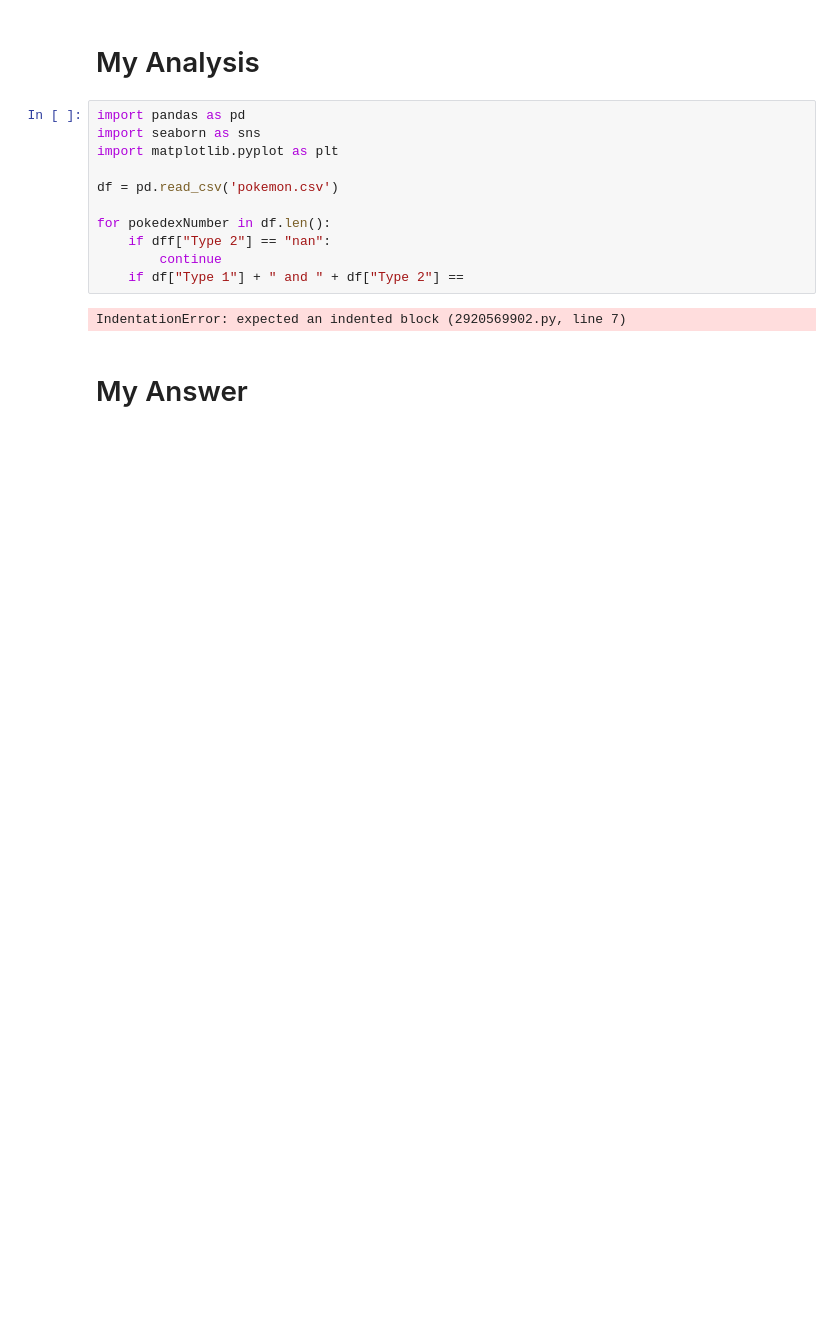
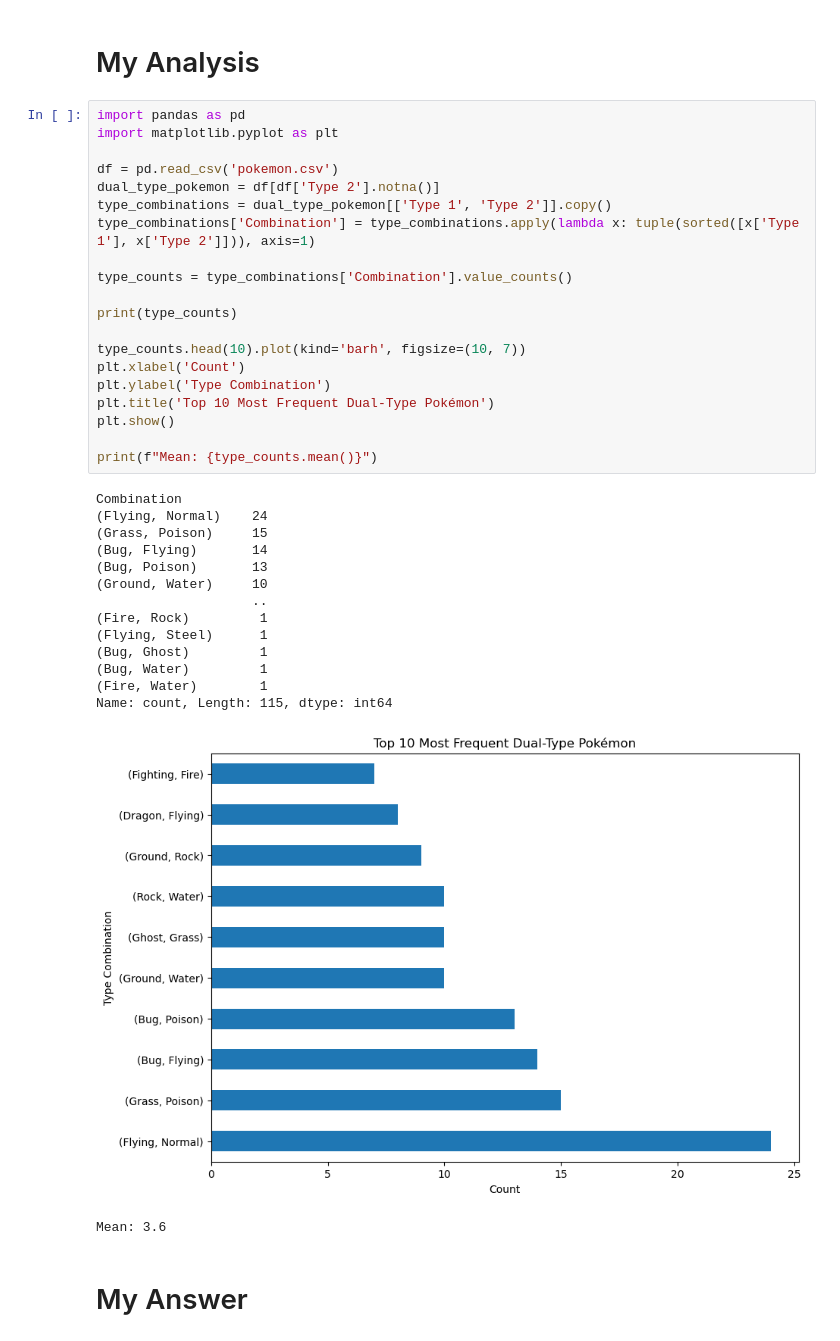
Before and after one commit to FlipBrooke/AI, a Jupyter notebook: Semester 1/Final Project/Unit+1+-+Final+Project+Template.ipynb, the cells around one changed output. Saved outputs shown, nothing was run; the diff lists cells and outputs as text; blank space fills up the shorter version.

```diff
--- a/Semester 1/Final Project/Unit+1+-+Final+Project+Template.ipynb
+++ b/Semester 1/Final Project/Unit+1+-+Final+Project+Template.ipynb
@@ -14,17 +14,40 @@ Pick one of the following data sets to analyze for your final project.
 # My Analysis
 # %%
 import pandas as pd
-import seaborn as sns
 import matplotlib.pyplot as plt
 
 df = pd.read_csv('pokemon.csv')
+dual_type_pokemon = df[df['Type 2'].notna()]
+type_combinations = dual_type_pokemon[['Type 1', 'Type 2']].copy()
+type_combinations['Combination'] = type_combinations.apply(lambda x: tuple(sorted([x['Type 1'], x['Type 2']])), axis=1)
 
-for pokedexNumber in df.len():
-    if dff["Type 2"] == "nan":
-        continue
-    if df["Type 1"] + " and " + df["Type 2"] ==
+type_counts = type_combinations['Combination'].value_counts()
+
+print(type_counts)
+
+type_counts.head(10).plot(kind='barh', figsize=(10, 7))
+plt.xlabel('Count')
+plt.ylabel('Type Combination')
+plt.title('Top 10 Most Frequent Dual-Type Pokémon')
+plt.show()
+
+print(f"Mean: {type_counts.mean()}")
 # %% [output]
-IndentationError: expected an indented block (2920569902.py, line 7)
+Combination
+(Flying, Normal)    24
+(Grass, Poison)     15
+(Bug, Flying)       14
+(Bug, Poison)       13
+(Ground, Water)     10
+                    ..
+(Fire, Rock)         1
+(Flying, Steel)      1
+(Bug, Ghost)         1
+(Bug, Water)         1
+(Fire, Water)        1
+Name: count, Length: 115, dtype: int64
+[figure, added]
+Mean: 3.6
 # %% [markdown]
 # My Answer
 # %% [markdown]
```
Also changed, not shown: parts of 2 cells of this notebook.
